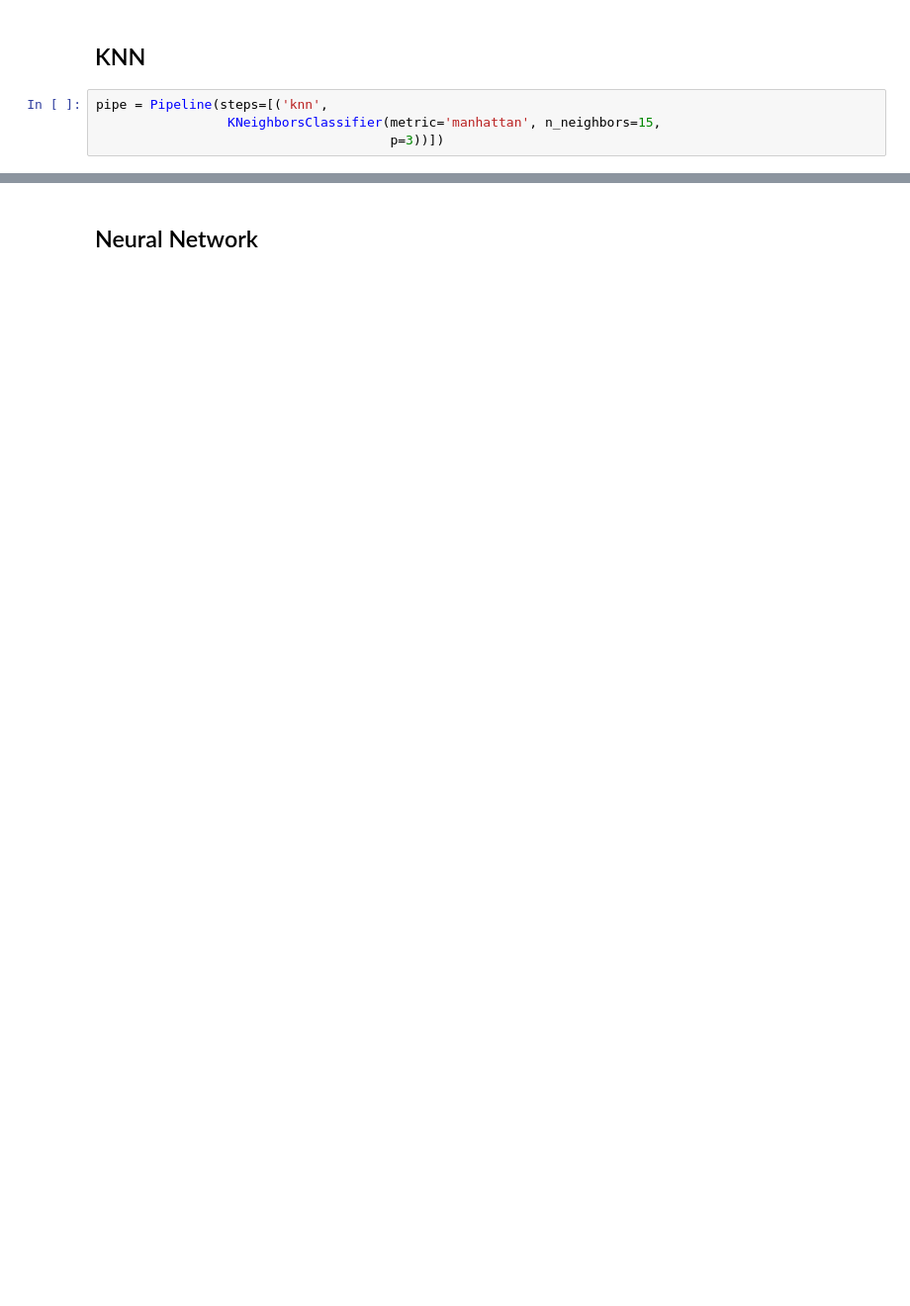
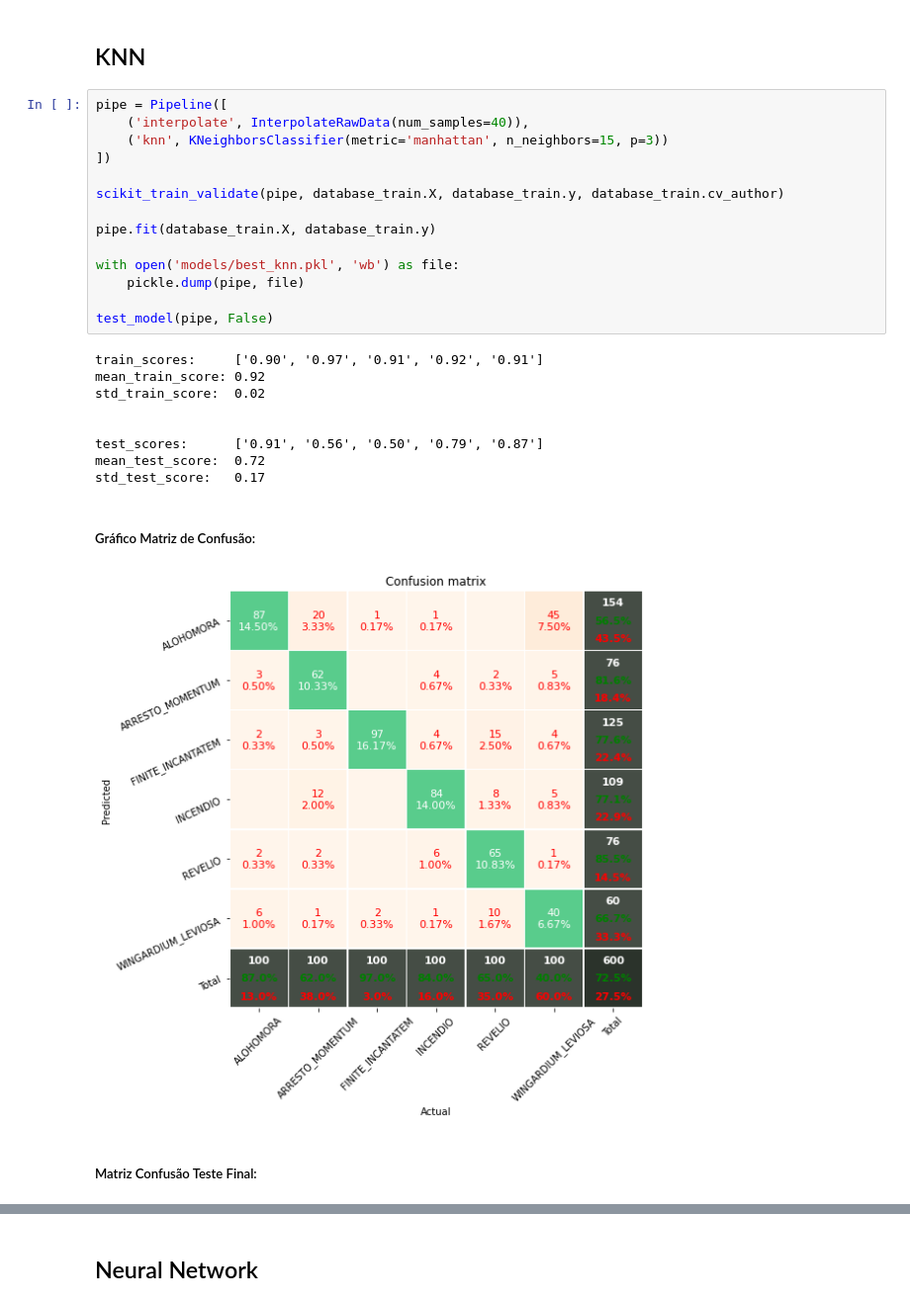
Before and after one commit to HeitorBRaymundo/mc906, a Jupyter notebook: prj3/Comparando melhores resultados.ipynb, the cells around one changed output, grey strips where cells are left out. Shown: that part at 99% size. Drawn from its saved outputs; the diff is of its cells as text; blank space fills up the shorter version.

```diff
--- a/prj3/Comparando melhores resultados.ipynb
+++ b/prj3/Comparando melhores resultados.ipynb
@@ -18,6 +23,28 @@ X_processed = InterpolateRawData(num_samples=40).fit_transform(database_train.X)
 # %% [markdown]
 ## KNN
-# %%
-pipe = Pipeline(steps=[('knn',
-                 KNeighborsClassifier(metric='manhattan', n_neighbors=15,
-                                      p=3))])
+# %%
+pipe = Pipeline([
+    ('interpolate', InterpolateRawData(num_samples=40)),
+    ('knn', KNeighborsClassifier(metric='manhattan', n_neighbors=15, p=3))
+])
+
+scikit_train_validate(pipe, database_train.X, database_train.y, database_train.cv_author)
+
+pipe.fit(database_train.X, database_train.y)
+
+with open('models/best_knn.pkl', 'wb') as file:
+    pickle.dump(pipe, file)
+
+test_model(pipe, False)
+# %% [output]
+train_scores:     ['0.90', '0.97', '0.91', '0.92', '0.91']
+mean_train_score: 0.92
+std_train_score:  0.02
+
+
+test_scores:      ['0.91', '0.56', '0.50', '0.79', '0.87']
+mean_test_score:  0.72
+std_test_score:   0.17
+Gráfico Matriz de Confusão:
+[figure, added]
+Matriz Confusão Teste Final:
```
Also changed, not shown: parts of 7 cells of this notebook, 7 other files.
